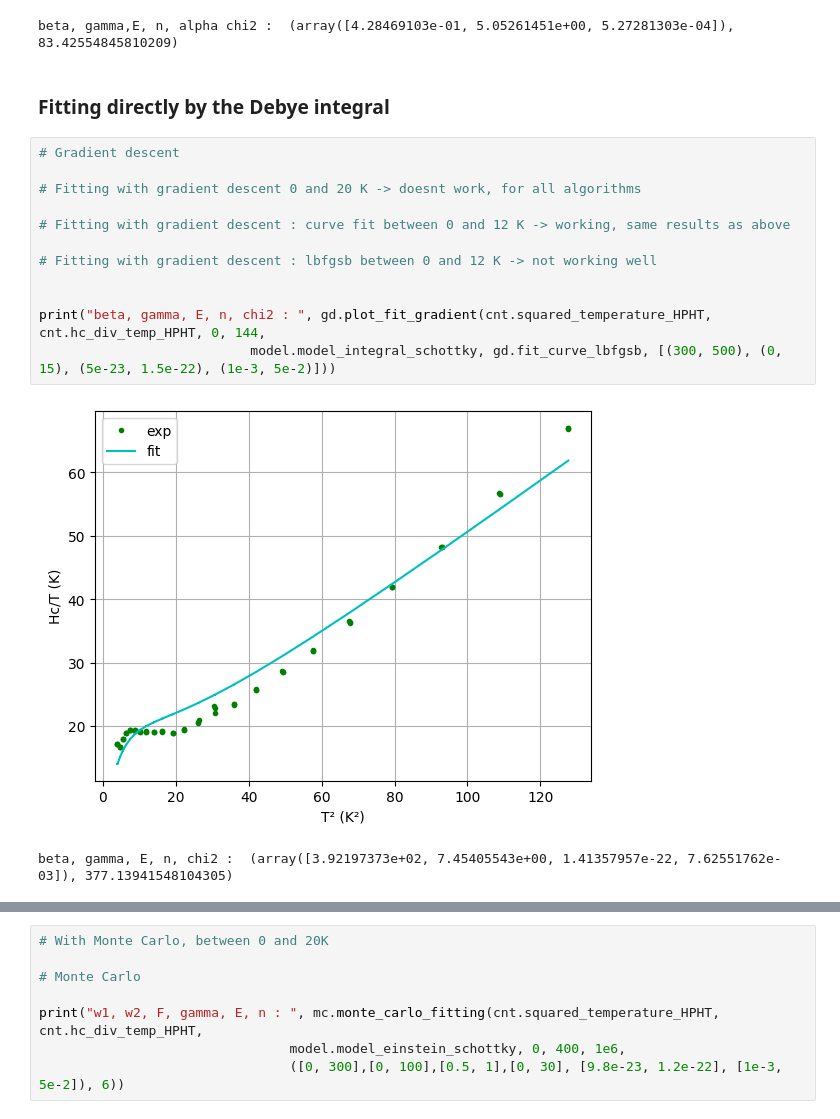
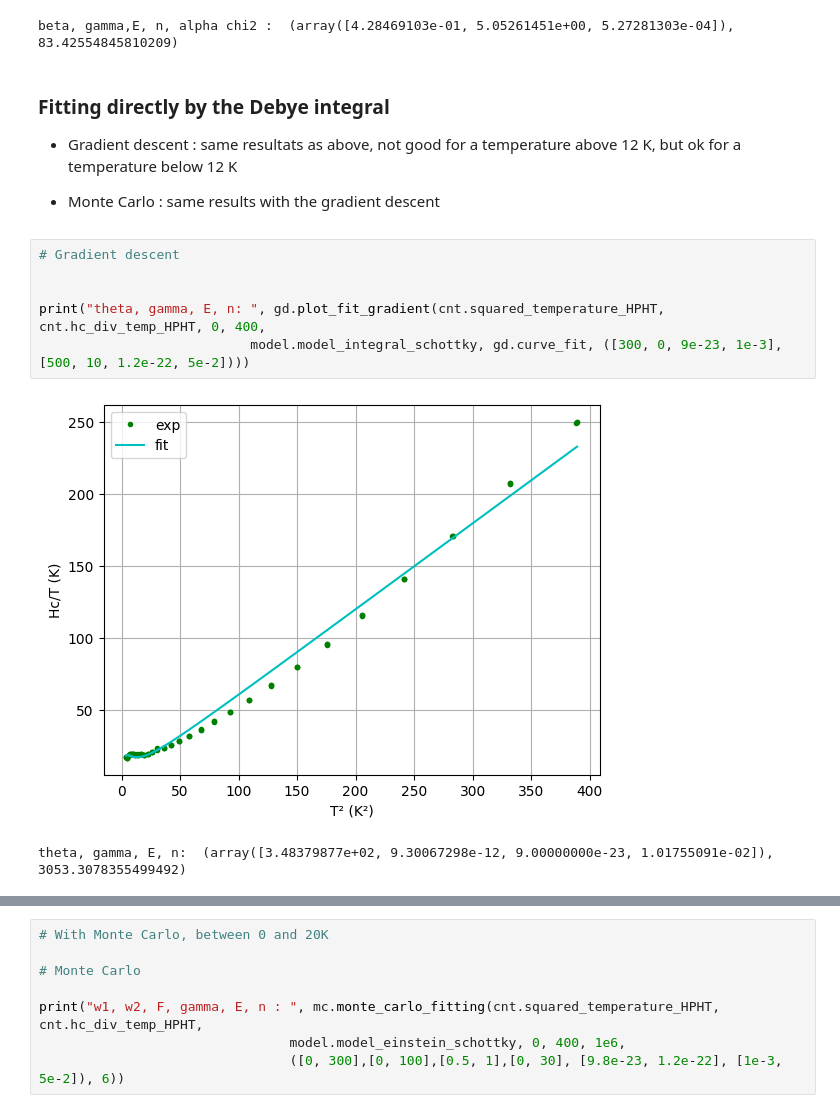
Before and after one commit to Gamal-on/YBCO, a Jupyter notebook: results_YBCO_HPHT.ipynb, the cells around one changed output, grey strips where cells are left out. Drawn from its saved outputs; the diff is of its cells as text.

```diff
--- a/results_YBCO_HPHT.ipynb
+++ b/results_YBCO_HPHT.ipynb
@@ -162,19 +140,17 @@ print("beta, gamma,E, n, alpha chi2 : ", mc.monte_carlo_fitting(cnt.squared_temp
 beta, gamma,E, n, alpha chi2 :  (array([4.28469103e-01, 5.05261451e+00, 5.27281303e-04]), 83.42554845810209)
 # %% [markdown]
 ### Fitting directly by the Debye integral
+
+- Gradient descent : same resultats as above, not good for a temperature above 12 K, but ok for a temperature below 12 K
+
+- Monte Carlo : same results with the gradient descent
 # %%
 # Gradient descent
 
-# Fitting with gradient descent 0 and 20 K -> doesnt work, for all algorithms
 
-# Fitting with gradient descent : curve fit between 0 and 12 K -> working, same results as above
-
-# Fitting with gradient descent : lbfgsb between 0 and 12 K -> not working well
-
-
-print("beta, gamma, E, n, chi2 : ", gd.plot_fit_gradient(cnt.squared_temperature_HPHT, cnt.hc_div_temp_HPHT, 0, 144,
-                           model.model_integral_schottky, gd.fit_curve_lbfgsb, [(300, 500), (0, 15), (5e-23, 1.5e-22), (1e-3, 5e-2)]))
+print("theta, gamma, E, n: ", gd.plot_fit_gradient(cnt.squared_temperature_HPHT, cnt.hc_div_temp_HPHT, 0, 400,
+                           model.model_integral_schottky, gd.curve_fit, ([300, 0, 9e-23, 1e-3], [500, 10, 1.2e-22, 5e-2])))
 # %% [output]
-[figure, old version]
+[figure, new version]
-beta, gamma, E, n, chi2 :  (array([3.92197373e+02, 7.45405543e+00, 1.41357957e-22, 7.62551762e-03]), 377.13941548104305)
+theta, gamma, E, n:  (array([3.48379877e+02, 9.30067298e-12, 9.00000000e-23, 1.01755091e-02]), 3053.3078355499492)
 # %%
```
Also changed, not shown: parts of 10 cells of this notebook, 1 other file.
